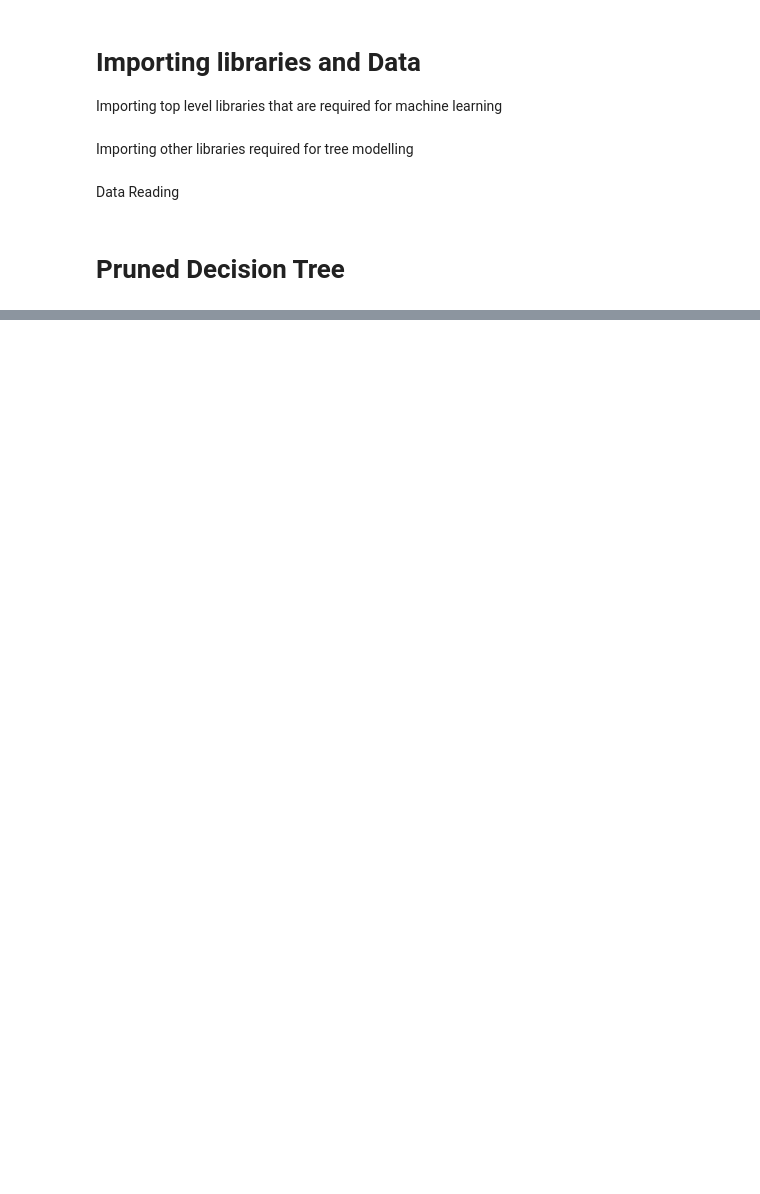
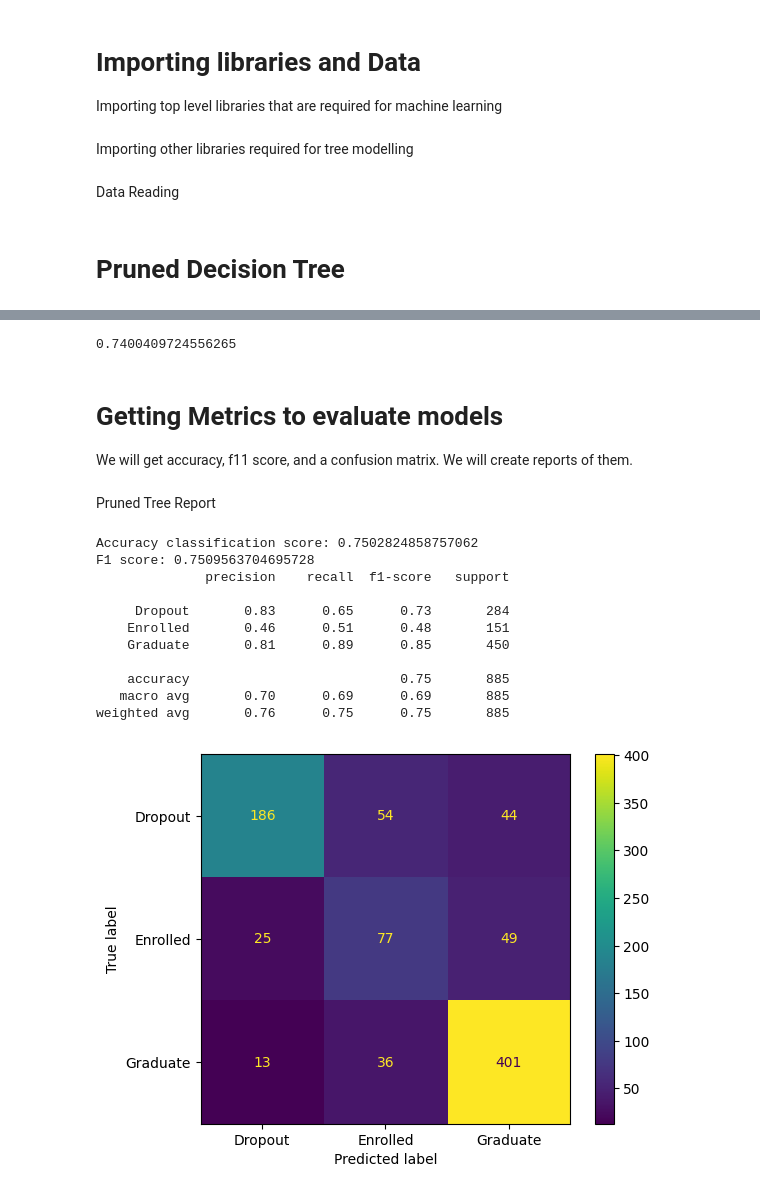
Before and after one commit to Tohtoroo/MLDropout, a Jupyter notebook: main/Trees_training.ipynb, the cells around one changed output, grey strips where cells are left out. Saved outputs shown, nothing was run; the diff lists cells and outputs as text; code cells hidden in the pictures; blank space fills up the shorter version.

```diff
--- a/main/Trees_training.ipynb
+++ b/main/Trees_training.ipynb
@@ -43,0 +120,9 @@ X_test = pd.read_csv("../data/X_test.csv")
+# %%
+boosted_forest = GBC(max_depth=1,learning_rate=0.01)
+kfold = skm.KFold(10,shuffle=True)
+grid = skm.GridSearchCV(boosted_forest,{'n_estimators': list(range(100, 501, 50))},\
+                        refit=True ,cv=kfold , scoring='accuracy')
+grid.fit(X_train,Y_train)
+grid.best_score_
+# %% [output]
+0.7400409724556265
@@ -43,0 +131,37 @@ X_test = pd.read_csv("../data/X_test.csv")
+# %% [markdown]
+# Getting Metrics to evaluate models
+
+We will get accuracy, f11 score, and a confusion matrix. We will create reports of them.
+# %%
+def evaluate_classification_method(mod):
+    y_pred = mod.predict(X_test)
+    accuracy = accuracy_score(y_pred, y_test)
+    f1 = f1_score(y_pred, y_test, average="weighted")
+    labels = ["Dropout", "Enrolled", "Graduate"]
+    full_report = classification_report(y_test, y_pred, target_names=labels)
+
+    print(f"Accuracy classification score: {accuracy}")
+    print(f"F1 score: {f1}")
+    print(full_report)
+
+    cm = confusion_matrix(y_test, y_pred)
+    disp = ConfusionMatrixDisplay(confusion_matrix=cm, display_labels=labels)
+    disp.plot()
+    return accuracy, f1, full_report, cm
+# %% [markdown]
+Pruned Tree Report
+# %%
+PT_accuracy, PT_f1, PT_full_report, PT_cm = evaluate_classification_method(pruned_tree)
+# %% [output]
+Accuracy classification score: 0.7502824858757062
+F1 score: 0.7509563704695728
+              precision    recall  f1-score   support
+
+     Dropout       0.83      0.65      0.73       284
+    Enrolled       0.46      0.51      0.48       151
+    Graduate       0.81      0.89      0.85       450
+
+    accuracy                           0.75       885
+   macro avg       0.70      0.69      0.69       885
+weighted avg       0.76      0.75      0.75       885
+[figure, added]
```
Also changed, not shown: parts of 25 cells of this notebook, 1 other file.
